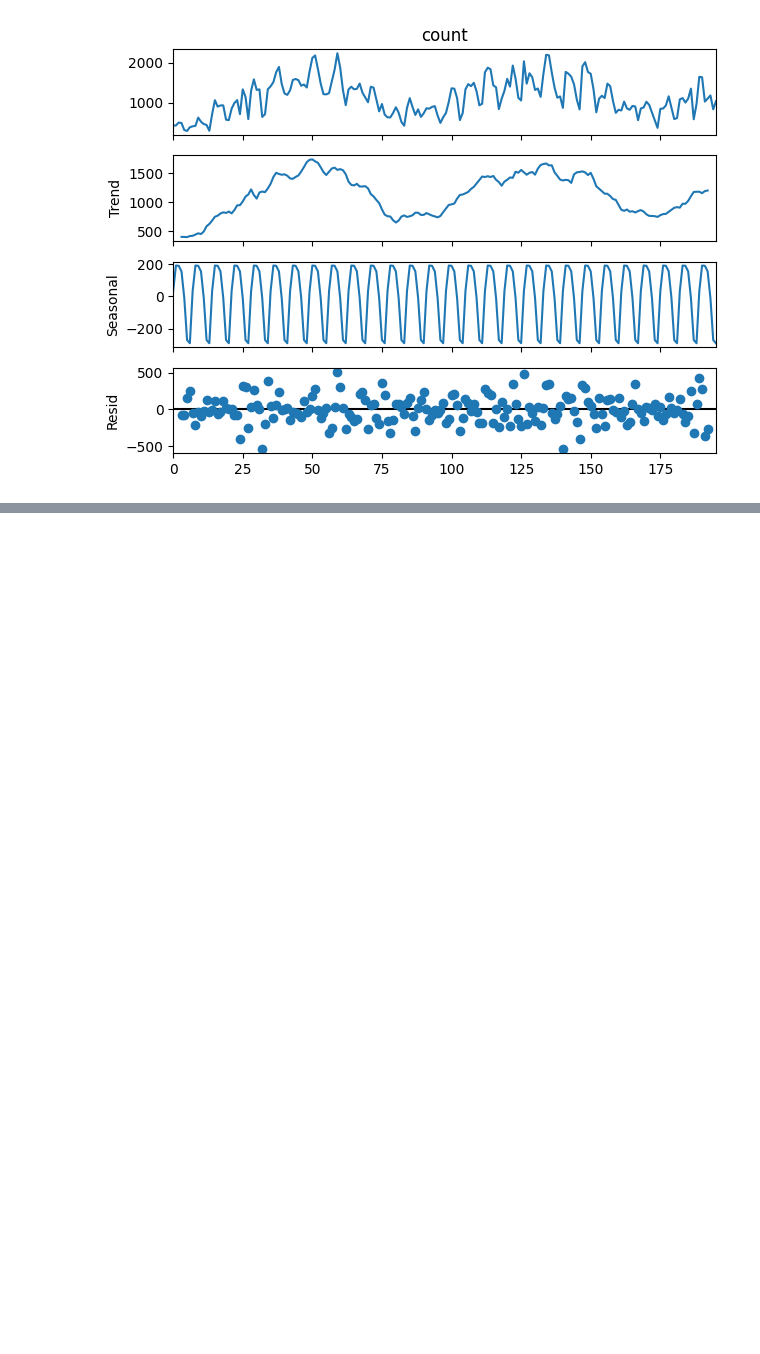
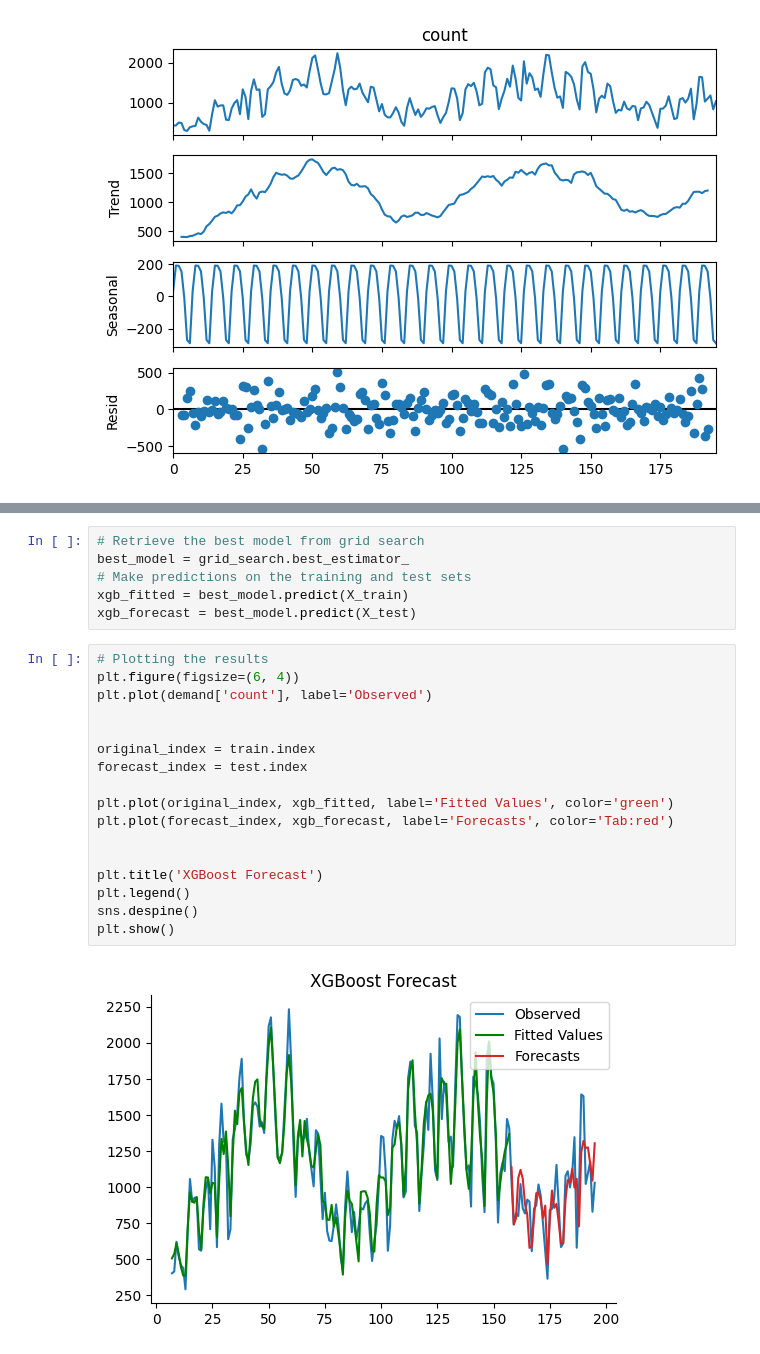
Before and after one commit to tochenan/CitiBike-Demand-Prediction, a Jupyter notebook: src/EDA.ipynb, the cells around one changed output, grey strips where cells are left out. Saved outputs shown, nothing was run; the diff lists cells and outputs as text; blank space fills up the shorter version.

Commit message:
fix_xgboost; create summary result for demand forcasting

```diff
--- a/src/EDA.ipynb
+++ b/src/EDA.ipynb
@@ -180,0 +283,25 @@ peak_hourly_demand
+# %%
+# Retrieve the best model from grid search
+best_model = grid_search.best_estimator_
+# Make predictions on the training and test sets
+xgb_fitted = best_model.predict(X_train)
+xgb_forecast = best_model.predict(X_test)
+# %%
+# Plotting the results
+plt.figure(figsize=(6, 4))
+plt.plot(demand['count'], label='Observed')
+
+
+original_index = train.index
+forecast_index = test.index
+
+plt.plot(original_index, xgb_fitted, label='Fitted Values', color='green')
+plt.plot(forecast_index, xgb_forecast, label='Forecasts', color='Tab:red')
+
+
+plt.title('XGBoost Forecast')
+plt.legend()
+sns.despine()
+plt.show()
+# %% [output]
+[figure, added]
```
Also changed, not shown: parts of 12 cells of this notebook, 2 other files.
